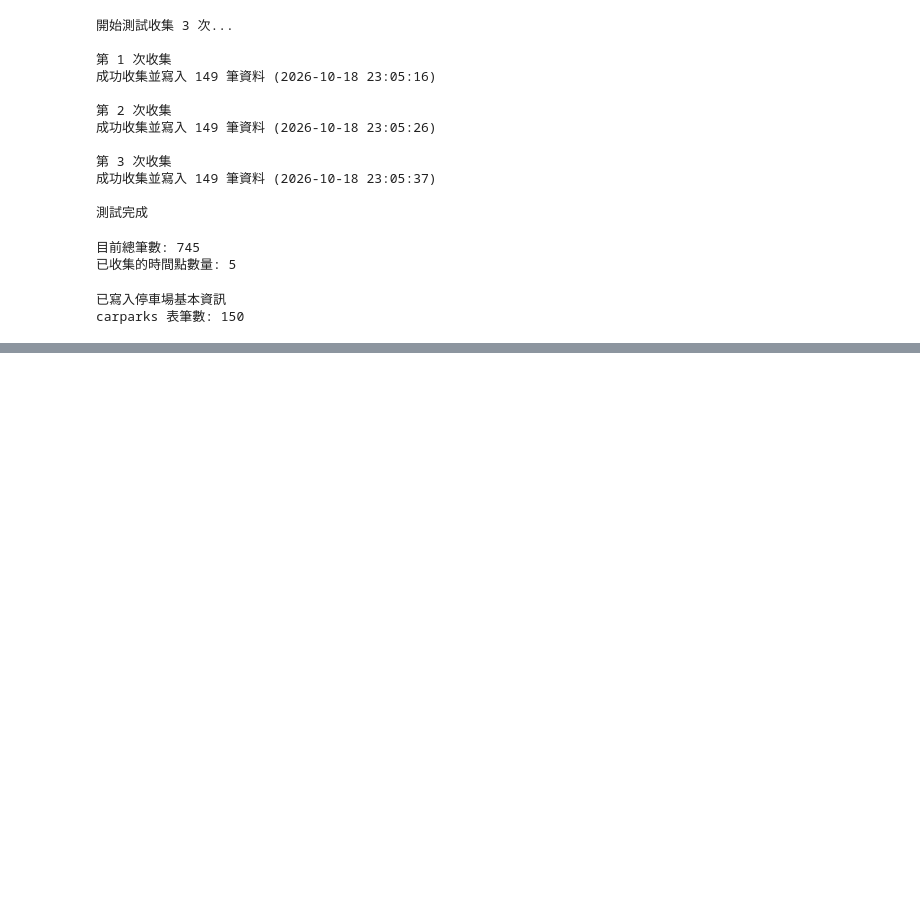
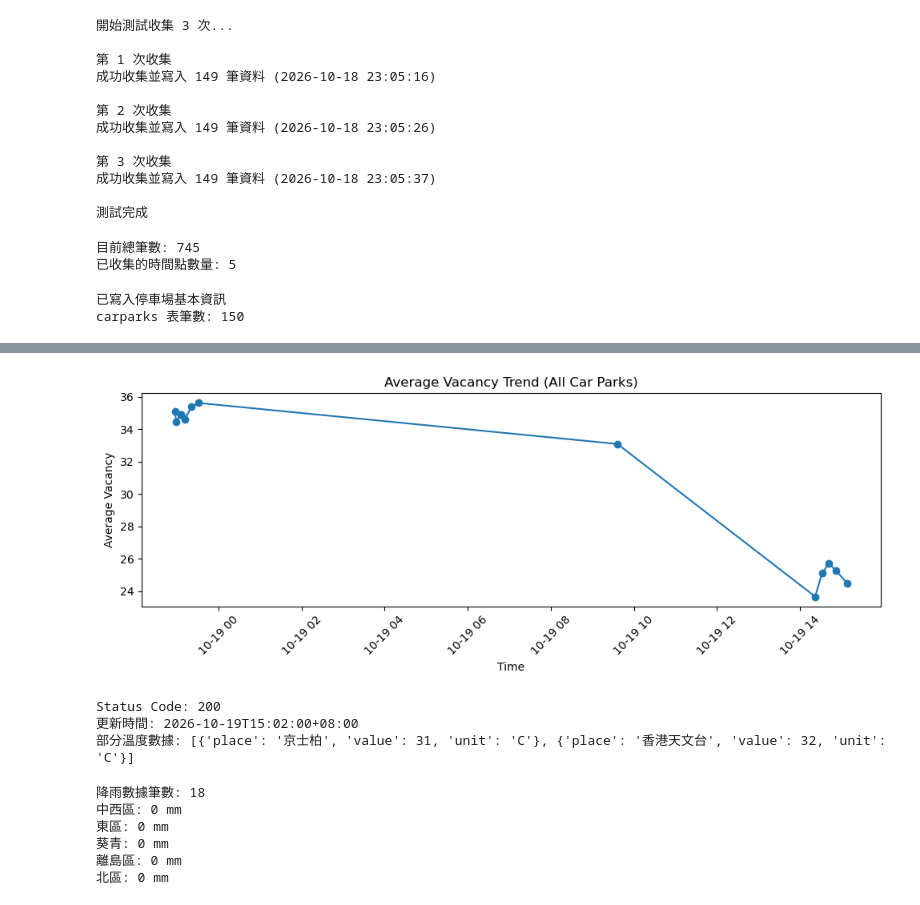
Before and after one commit to keithlky1992/hk-parking-vacancy-prediction, a Jupyter notebook: explore_api.ipynb, the cells around one changed output, grey strips where cells are left out. Saved outputs shown, nothing was run; the diff lists cells and outputs as text; code cells hidden in the pictures; blank space fills up the shorter version.

Commit message:
Add basic EDA and weather API test

```diff
--- a/explore_api.ipynb
+++ b/explore_api.ipynb
@@ -378,0 +470,15 @@ carparks 表筆數: 150
+# %%
+conn = sqlite3.connect("parking.db")
+
+query = """
+SELECT collected_at, AVG(vacancy) as avg_vacancy, COUNT(*) as num_carparks
+FROM vacancy_records
+GROUP BY collected_at
+ORDER BY collected_at
+"""
+
+df_avg = pd.read_sql_query(query, conn)
+df_avg["collected_at"] = pd.to_datetime(df_avg["collected_at"])
+print(df_avg)
+
+conn.close()
@@ -378,0 +501,47 @@ carparks 表筆數: 150
+# %%
+plt.figure(figsize=(10, 4))
+plt.plot(df_avg["collected_at"], df_avg["avg_vacancy"], marker="o")
+plt.title("Average Vacancy Trend (All Car Parks)")
+plt.xlabel("Time")
+plt.ylabel("Average Vacancy")
+plt.xticks(rotation=45)
+plt.tight_layout()
+plt.show()
+# %% [output]
+[figure, added]
+# %%
+weather_url = "https://data.weather.gov.hk/weatherAPI/opendata/weather.php"
+weather_params = {
+    "dataType": "rhrread",
+    "lang": "tc"
+}
+
+weather_response = requests.get(weather_url, params=weather_params, timeout=30)
+print("Status Code:", weather_response.status_code)
+
+if weather_response.status_code == 200:
+    weather_data = weather_response.json()
+    print("更新時間:", weather_data.get("updateTime"))
+    # 顯示溫度與降雨簡要
+    temp = weather_data.get("temperature", {}).get("data", [])
+    print("部分溫度數據:", temp[:2] if temp else "無")
+else:
+    print("請求失敗")
+# %% [output]
+Status Code: 200
+更新時間: 2026-10-19T15:02:00+08:00
+部分溫度數據: [{'place': '京士柏', 'value': 31, 'unit': 'C'}, {'place': '香港天文台', 'value': 32, 'unit': 'C'}]
+# %%
+rainfall = weather_data.get("rainfall", {}).get("data", [])
+print("降雨數據筆數:", len(rainfall))
+
+# 顯示前 5 個地區的降雨
+for item in rainfall[:5]:
+    print(f"{item.get('place')}: {item.get('max')} mm")
+# %% [output]
+降雨數據筆數: 18
+中西區: 0 mm
+東區: 0 mm
+葵青: 0 mm
+離島區: 0 mm
+北區: 0 mm
```
Also changed, not shown: parts of 5 cells of this notebook, 2 other files.
